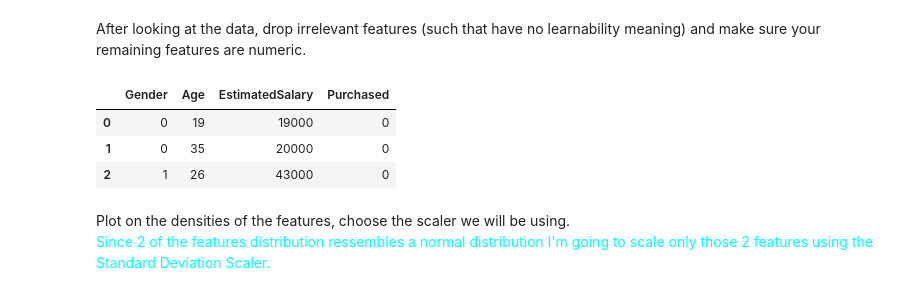
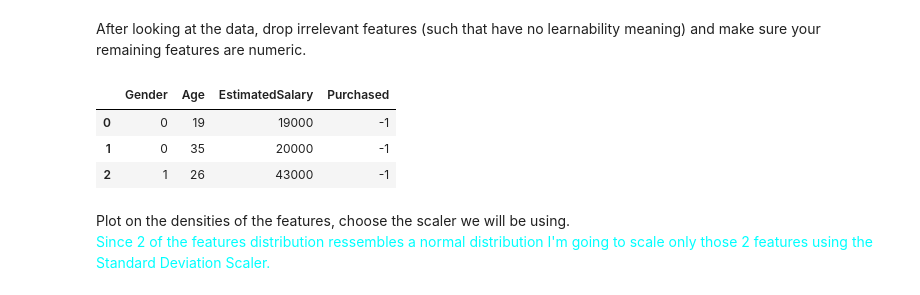
Before and after one commit to ordinary813/ordinaryLib, a Jupyter notebook: Machine learning/HW2/HW2.ipynb, the cells around one changed output. Cells and saved outputs as stored; diff of their text form; code cells hidden in the pictures.

```diff
--- a/Machine learning/HW2/HW2.ipynb
+++ b/Machine learning/HW2/HW2.ipynb
@@ -87,17 +87,20 @@ After looking at the data, drop irrelevant features (such that have no learnabil
 # %%
 # remove userID, it has no value in the classification
 df = df.drop(['User ID'], axis=1)
 # replace categorical values with discrete binary values for gender
 genders = ['Male','Female']
 for idx, gender in enumerate(genders):
   df['Gender'] = df['Gender'].replace({gender: idx})
 
+# preprocess the data to fit with the gradient later
+df['Purchased'] = df['Purchased'].replace(0, -1)
+
 df.head(3)
 # %% [output]
 |  | Gender | Age | EstimatedSalary | Purchased |
-| 0 | 0 | 19 | 19000 | 0 |
-| 1 | 0 | 35 | 20000 | 0 |
-| 2 | 1 | 26 | 43000 | 0 |
+| 0 | 0 | 19 | 19000 | -1 |
+| 1 | 0 | 35 | 20000 | -1 |
+| 2 | 1 | 26 | 43000 | -1 |
 # %% [markdown]
 Plot on the densities of the features, choose the scaler we will be using.<br/>
 <font color='aqua'>Since 2 of the features distribution ressembles a normal distribution I'm going to scale only those 2 features using the Standard Deviation Scaler.</font>
```
Also changed, not shown: parts of 10 cells of this notebook, 1 other file.
